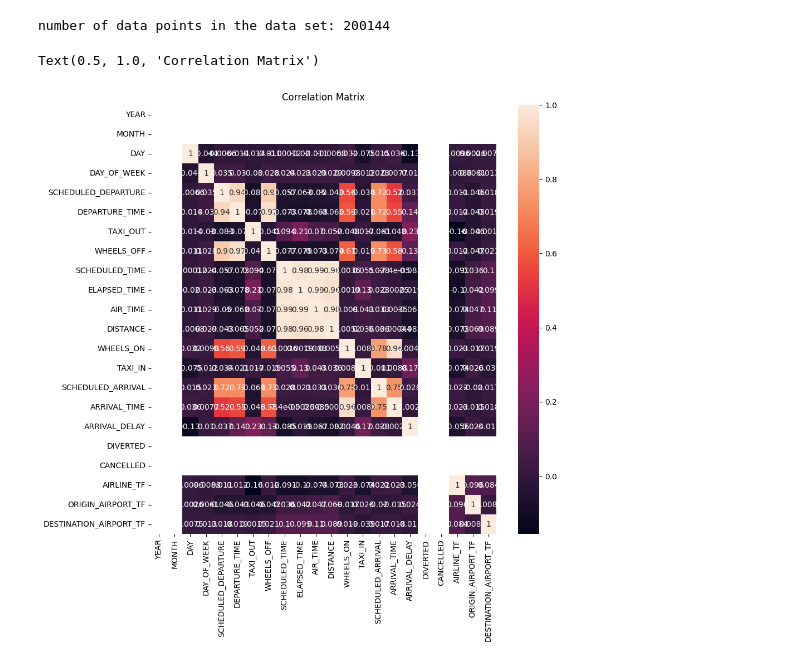
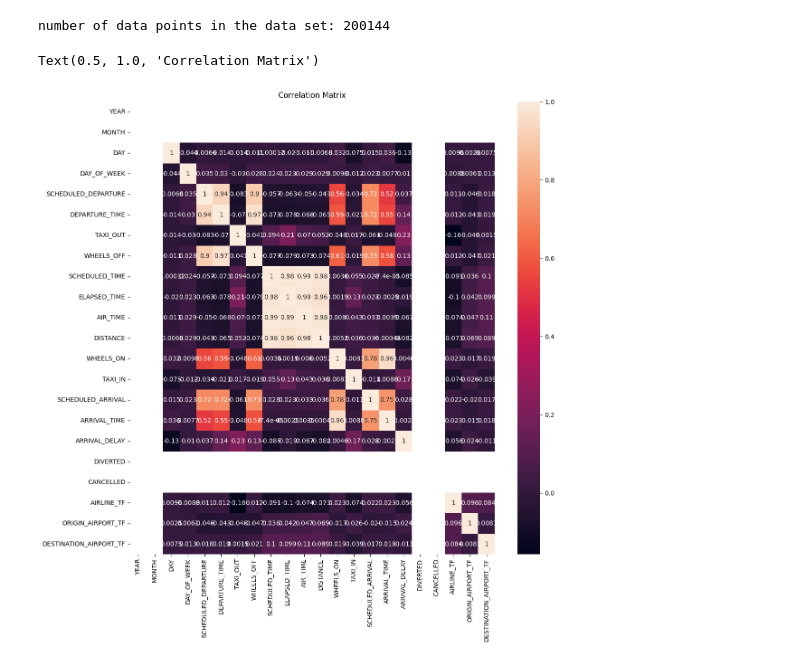
Before and after one commit to arvind-maurya/IIML_Group_Project, a Jupyter notebook: Predicting_Flight_Delay_MultiDimension_Feature.ipynb, the cells around one changed output. Saved outputs shown, nothing was run; the diff lists cells and outputs as text; code cells hidden in the pictures.

```diff
--- a/Predicting_Flight_Delay_MultiDimension_Feature.ipynb
+++ b/Predicting_Flight_Delay_MultiDimension_Feature.ipynb
@@ -201,11 +201,11 @@ X_data = flights_df.iloc[:, 1:]
 # %%
 import seaborn as sns
 X_data.corr()
-plt.rcParams["figure.figsize"] = (10,10) # Custom figure size in inches
+plt.rcParams["figure.figsize"] = (13,13) # Custom figure size in inches
 sns.heatmap(X_data.corr(), annot =True)
 plt.title('Correlation Matrix')
 # %% [output]
 Text(0.5, 1.0, 'Correlation Matrix')
-[figure, old version]
+[figure, new version]
 # %%
 column1_to_remove = ['WHEELS_ON','AIR_TIME','ELAPSED_TIME','ARRIVAL_TIME','WHEELS_OFF','DISTANCE' ,'SCHEDULED_DEPARTURE']
```
Also changed, not shown: parts of 2 cells of this notebook.
